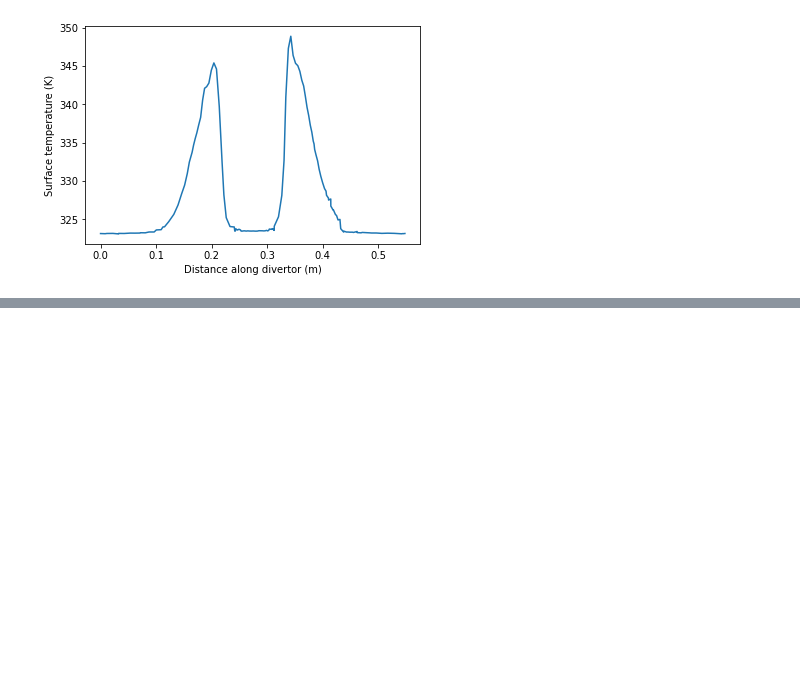
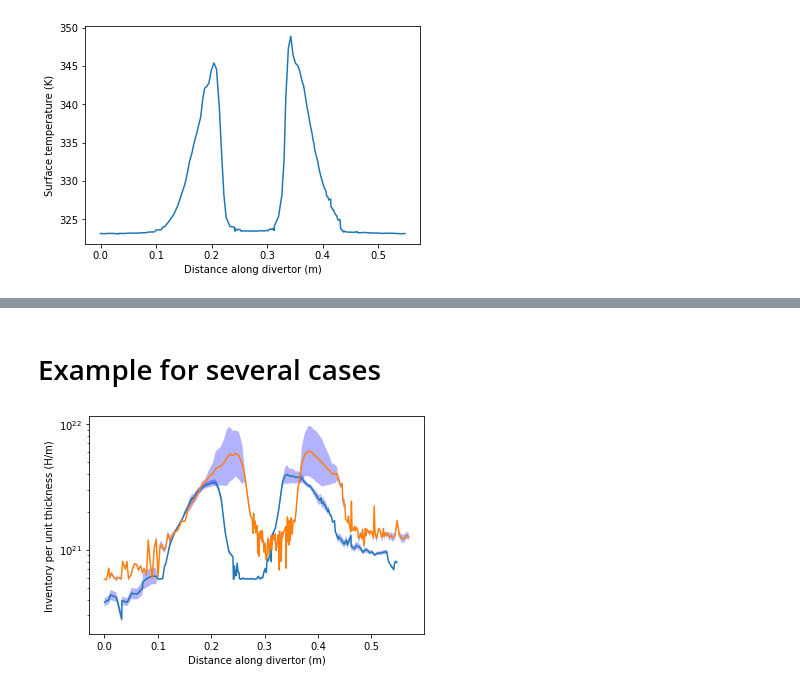
Before and after one commit to IRFM/divHretention, a Jupyter notebook: WEST_inventory.ipynb, the cells around one changed output, grey strips where cells are left out. Cells and saved outputs as stored; diff of their text form; code cells hidden in the pictures; blank space fills up the shorter version.

```diff
--- a/WEST_inventory.ipynb
+++ b/WEST_inventory.ipynb
@@ -80,0 +110,25 @@ plt.show()
+# %% [markdown]
+# Example for several cases
+# %%
+filenames = [
+    "data/exposure_conditions_divertor/WEST/Hao/P1.0e21_wall_data.mat",
+    "data/exposure_conditions_divertor/WEST/Julien/WPN54696-1.5MW-FESTIM_inputs.csv"
+]
+
+for filename in filenames:
+    res = compute_inventory(filename)
+    inventories = res.inventory  # inventory in H/m
+    sigmas = res.sigma_inv
+    plt.plot(res.arc_length, inventories)
+
+    plt.fill_between(
+        res.arc_length, 10**(2*sigmas + np.log10(inventories)), 10**(-2*sigmas + np.log10(inventories)),
+        facecolor='blue', alpha=0.3)
+
+plt.xlabel(xlabel)
+plt.yscale("log")
+plt.ylabel("Inventory per unit thickness (H/m)")
+plt.savefig("Inventory per monoblock.pdf")
+plt.show()
+# %% [output]
+[figure, added]
```
Also changed, not shown: parts of 9 cells of this notebook.
